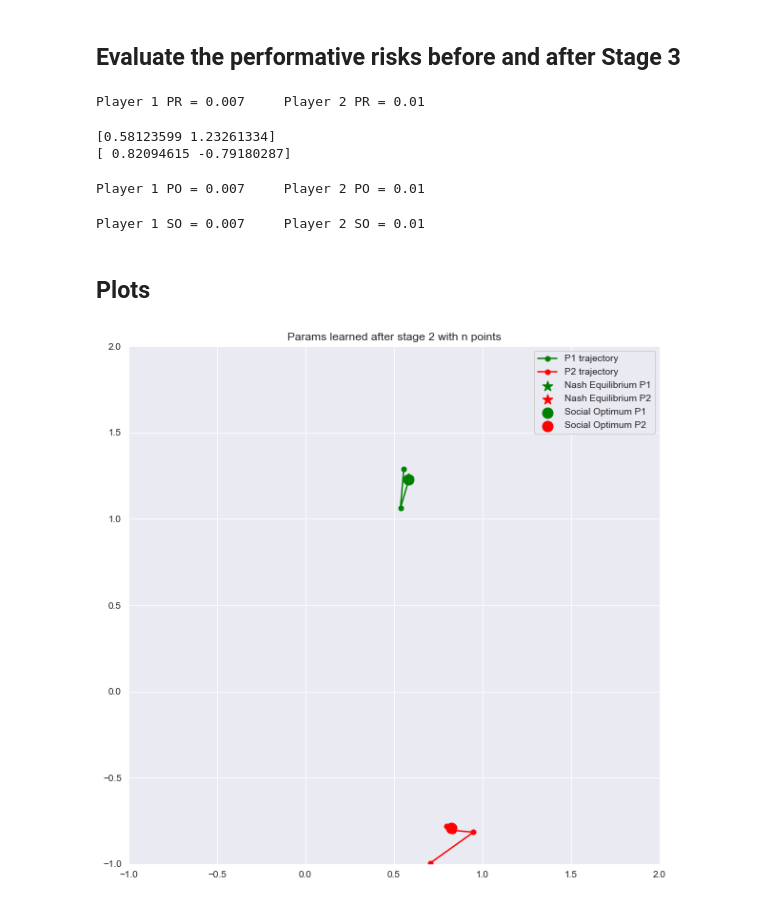
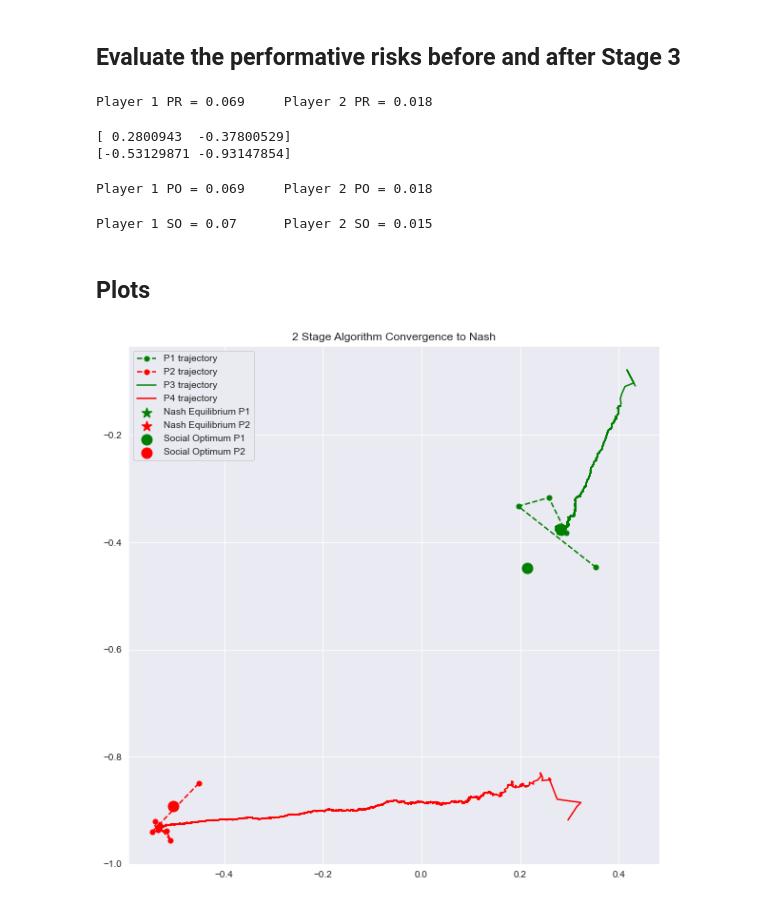
Before and after one commit to evanjfaulkner/DD-Games, a Jupyter notebook: Notebooks/dd_game_regression_sim.ipynb, the cells around one changed output. Drawn from its saved outputs; the diff is of its cells as text; code cells hidden in the pictures.

```diff
--- a/Notebooks/dd_game_regression_sim.ipynb
+++ b/Notebooks/dd_game_regression_sim.ipynb
@@ -44,8 +45,8 @@ $$\varepsilon^k\leq\frac{1}{2} \iff DSC$$
 d_1 = 2  # Dimension of each player's data/strategy
 d_2 = 2
 
-epsilon_1 = 1  # Epsilon sensitivity parameters
-epsilon_2 = 1
+epsilon_1 = 0.4  # Epsilon sensitivity parameters
+epsilon_2 = 0.4
 
 Sigma_x_p1 = np.eye(d_1)  # Covariance of x^k
 Sigma_x_p2 = np.eye(d_2)
@@ -166,25 +222,25 @@ print(mu_p2, gamma_p2)
 PR_1, PR_2 = game.evaluate_closed_perf_risk()
 print(f'Player 1 PR = {PR_1.round(3)}\tPlayer 2 PR = {PR_2.round(3)}')
 # %% [output]
-Player 1 PR = 0.007     Player 2 PR = 0.01
+Player 1 PR = 0.069     Player 2 PR = 0.018
 # %%
 print(player_one.theta_history[-1])
 print(player_two.theta_history[-1])
 # %% [output]
-[0.58123599 1.23261334]
-[ 0.82094615 -0.79180287]
+[ 0.2800943  -0.37800529]
+[-0.53129871 -0.93147854]
 # %%
 game.theta_p1, game.theta_p2 = game.solve_nash()
 PO_1, PO_2 = game.evaluate_closed_perf_risk()
 print(f'Player 1 PO = {PO_1.round(3)}\tPlayer 2 PO = {PO_2.round(3)}')
 # %% [output]
-Player 1 PO = 0.007     Player 2 PO = 0.01
+Player 1 PO = 0.069     Player 2 PO = 0.018
 # %%
 game.theta_p1, game.theta_p2 = game.solve_social_opt()
 SO_1, SO_2 = game.evaluate_closed_perf_risk()
 print(f'Player 1 SO = {SO_1.round(3)}\tPlayer 2 SO = {SO_2.round(3)}')
 # %% [output]
-Player 1 SO = 0.007     Player 2 SO = 0.01
+Player 1 SO = 0.07      Player 2 SO = 0.015
 # %% [markdown]
 ## Plots
 # %%
@@ -193,39 +249,45 @@ x_nash_p1 = [theta_PO_1[0]]
 y_nash_p1 = [theta_PO_1[1]]
 plt.scatter(x_nash_p1, y_nash_p1,
             label='Nash Equilibrium P1', marker='*', color='g', s=120)
 
 x_nash_p2 = theta_PO_2[0]
 y_nash_p2 = theta_PO_2[1]
 plt.scatter(x_nash_p2,y_nash_p2,
             label='Nash Equilibrium P2', marker='*', color='r', s=120)
 
 x_so_p1 = [theta_SO_1[0]]
 y_so_p1 = [theta_SO_1[1]]
 plt.scatter(x_so_p1, y_so_p1,
             label='Social Optimum P1', marker='o', color='g', s=120)
 
 x_so_p2 = theta_SO_2[0]
 y_so_p2 = theta_SO_2[1]
 plt.scatter(x_so_p2,y_so_p2,
             label='Social Optimum P2', marker='o', color='r', s=120)
 
 x2 = theta_final_p1[:, 0]
 y2 = theta_final_p1[:, 1]
 plt.plot(x2[1:],y2[1:],
-         label='P1 trajectory', marker='o', color='g', markersize=5)
+         '--', label='P1 trajectory', marker='o', color='g', markersize=5)
 
 x3 = theta_final_p2[:, 0]
 y3 = theta_final_p2[:, 1]
 plt.plot(x3[1:],y3[1:],
-         label='P2 trajectory', marker='o', color='r', markersize=5)
+         '--', label='P2 trajectory', marker='o', color='r', markersize=5)
+
+theta_3 = np.array(player_three.theta_history)
+plt.plot(theta_3[:,0],theta_3[:,1],
+         label='P1 trajectory', color='g')
+
+theta_4 = np.array(player_four.theta_history)
+plt.plot(theta_4[:,0],theta_4[:,1],
+        label='P4 trajectory', color='r')
 
 plt.legend()
-plt.ylim(-1,2)
-plt.xlim(-1,2)
-plt.title("Params learned after stage 2 with n points")
+plt.title("2 Stage Algorithm Convergence to Nash")
 plt.show()
 # %% [output]
-[figure, old version]
+[figure, new version]
 # %%
 plt.figure(figsize=(15,5))
 plt.subplot(1,2,1)
```
Also changed, not shown: parts of 10 cells of this notebook, 1 other file.
